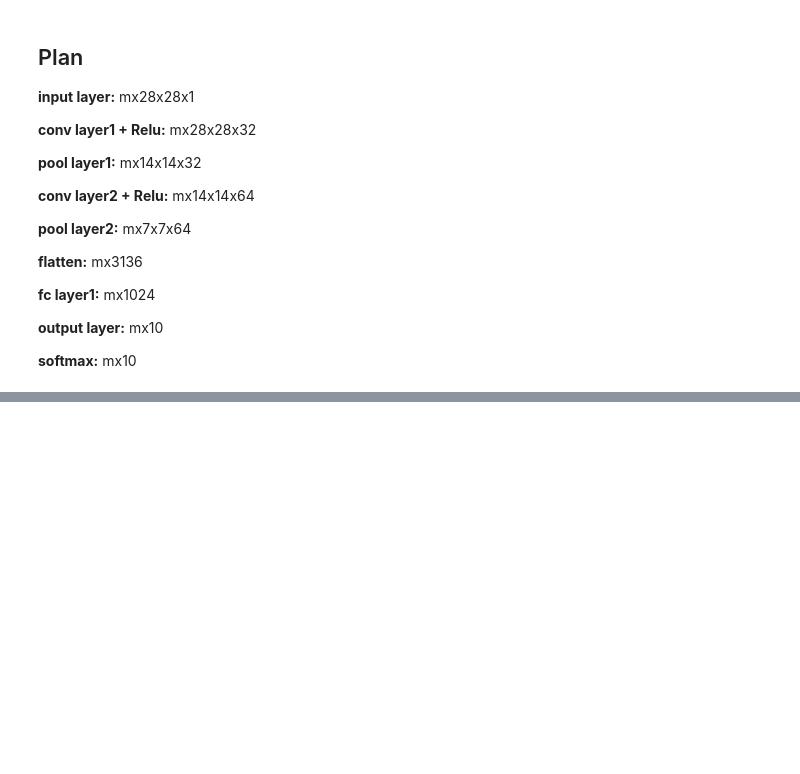
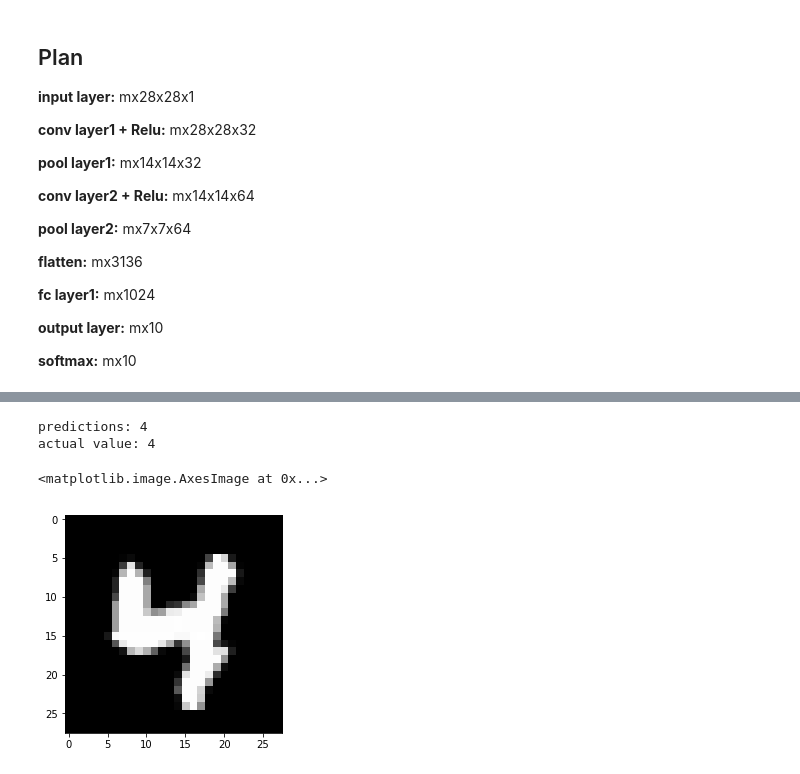
Before and after one commit to wssrcok/DeepLearning, a Jupyter notebook: CNN/cnn_mnist.ipynb, the cells around one changed output, grey strips where cells are left out. Cells and saved outputs as stored; diff of their text form; code cells hidden in the pictures; blank space fills up the shorter version.

```diff
--- a/CNN/cnn_mnist.ipynb
+++ b/CNN/cnn_mnist.ipynb
@@ -121,6 +151,11 @@ eval_model(eval_data, eval_labels, parameters)
 # %%
-image_num = 200
-predict(eval_data[:,image_num:image_num+1],parameters)
+image_num = 85
+predict_cnn(eval_data[image_num:image_num+1],parameters, parameters_conv)
 print("actual value: " + str(eval_labels_old[image_num]))
 data = mnist.test.images[image_num].reshape(28,28)
 plt.imshow(data)
+# %% [output]
+predictions: 4
+actual value: 4
+<matplotlib.image.AxesImage at 0x...>
+[figure, added]
```
Also changed, not shown: parts of 14 cells of this notebook, 5 other files.
